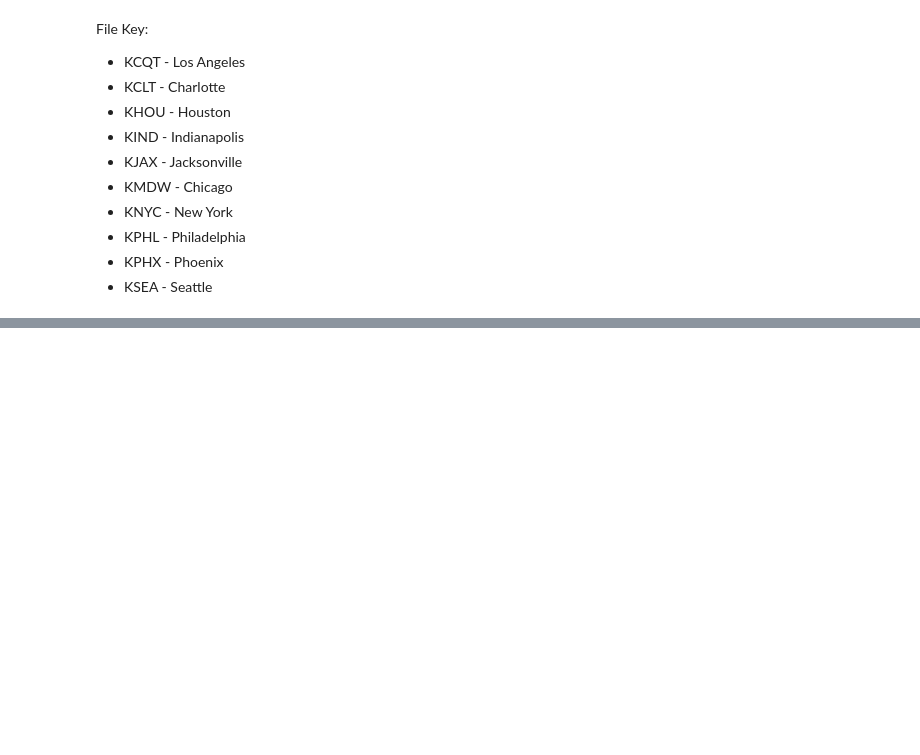
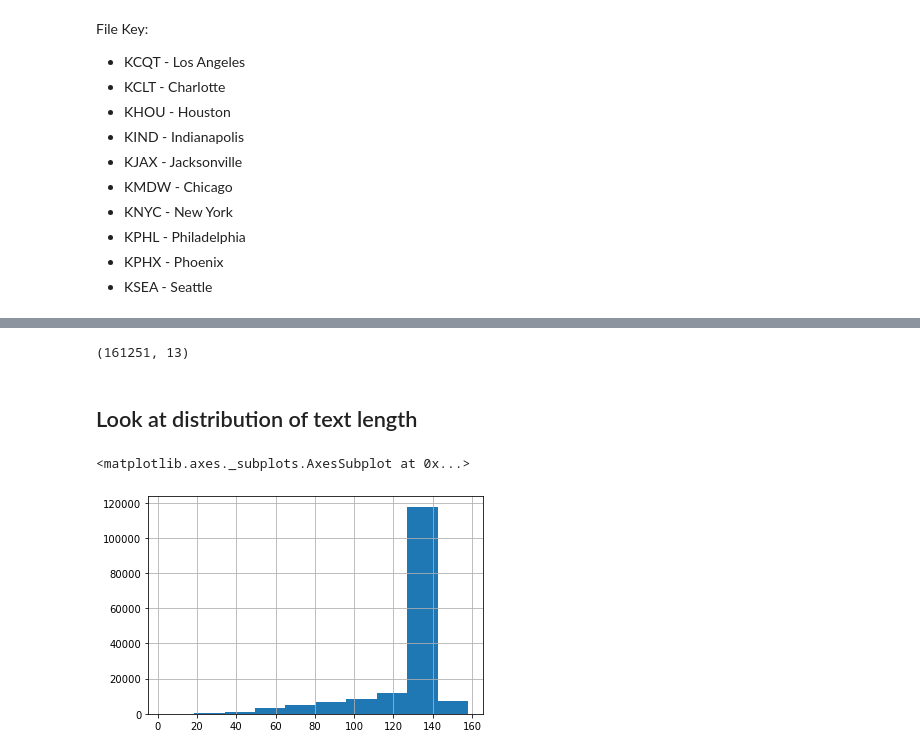
Before and after one commit to mitchjablonski/COVID_Data_Review_Pipeline, a Jupyter notebook: COVID_Data.ipynb, the cells around one changed output, grey strips where cells are left out. Cells and saved outputs as stored; diff of their text form; code cells hidden in the pictures; blank space fills up the shorter version.

Commit message:
most data sources reviewed

```diff
--- a/COVID_Data.ipynb
+++ b/COVID_Data.ipynb
@@ -30,0 +39,2 @@ File Key:
+# %%
+vac_tweets = pd.read_csv('../COVID_data/vaccine_tweets/covidvaccine_tweets.csv')
@@ -30,0 +50,11 @@ File Key:
+# %%
+vac_tweets.shape
+# %% [output]
+(161251, 13)
+# %% [markdown]
+## Look at distribution of text length
+# %%
+vac_tweets['text'].astype(str).apply(lambda x: len(x)).hist()
+# %% [output]
+<matplotlib.axes._subplots.AxesSubplot at 0x...>
+[figure, added]
```
Also changed, not shown: parts of 36 cells of this notebook.
